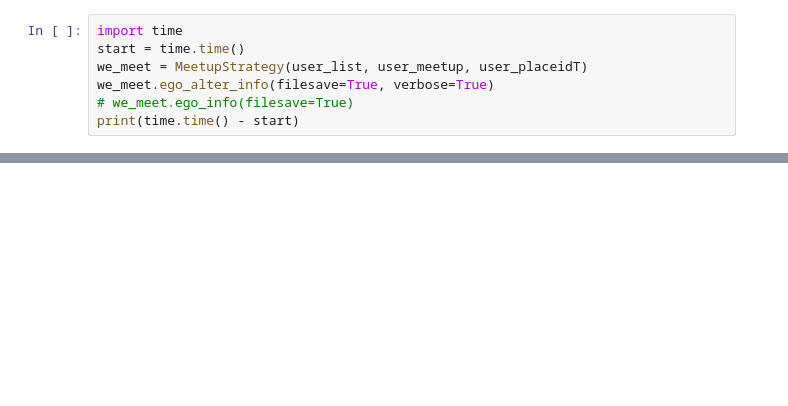
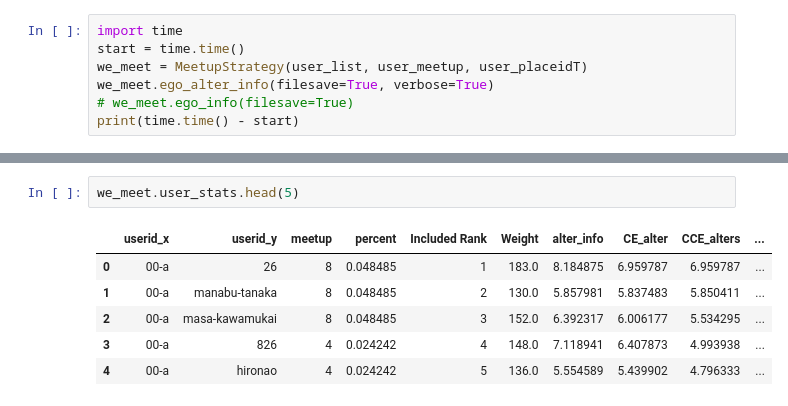
Before and after one commit to Magica-Chen/social-predictability, a Jupyter notebook: MS-Social-Information-AF.ipynb, the cells around one changed output, grey strips where cells are left out. Drawn from its saved outputs; the diff is of its cells as text; blank space fills up the shorter version.

```diff
--- a/MS-Social-Information-AF.ipynb
+++ b/MS-Social-Information-AF.ipynb
@@ -58,0 +72,9 @@ user_list.index('damien-basile')
+# %%
+we_meet.user_stats.head(5)
+# %% [output]
+|  | userid_x | userid_y | meetup | percent | Included Rank | Weight | alter_info | CE_alter | CCE_alters | ... |
+| 0 | 00-a | 26 | 8 | 0.048485 | 1 | 183.0 | 8.184875 | 6.959787 | 6.959787 | ... |
+| 1 | 00-a | manabu-tanaka | 8 | 0.048485 | 2 | 130.0 | 5.857981 | 5.837483 | 5.850411 | ... |
+| 2 | 00-a | masa-kawamukai | 8 | 0.048485 | 3 | 152.0 | 6.392317 | 6.006177 | 5.534295 | ... |
+| 3 | 00-a | 826 | 4 | 0.024242 | 4 | 148.0 | 7.118941 | 6.407873 | 4.993938 | ... |
+| 4 | 00-a | hironao | 4 | 0.024242 | 5 | 136.0 | 5.554589 | 5.439902 | 4.796333 | ... |
```
Also changed, not shown: parts of 7 cells of this notebook, 2 other files.
